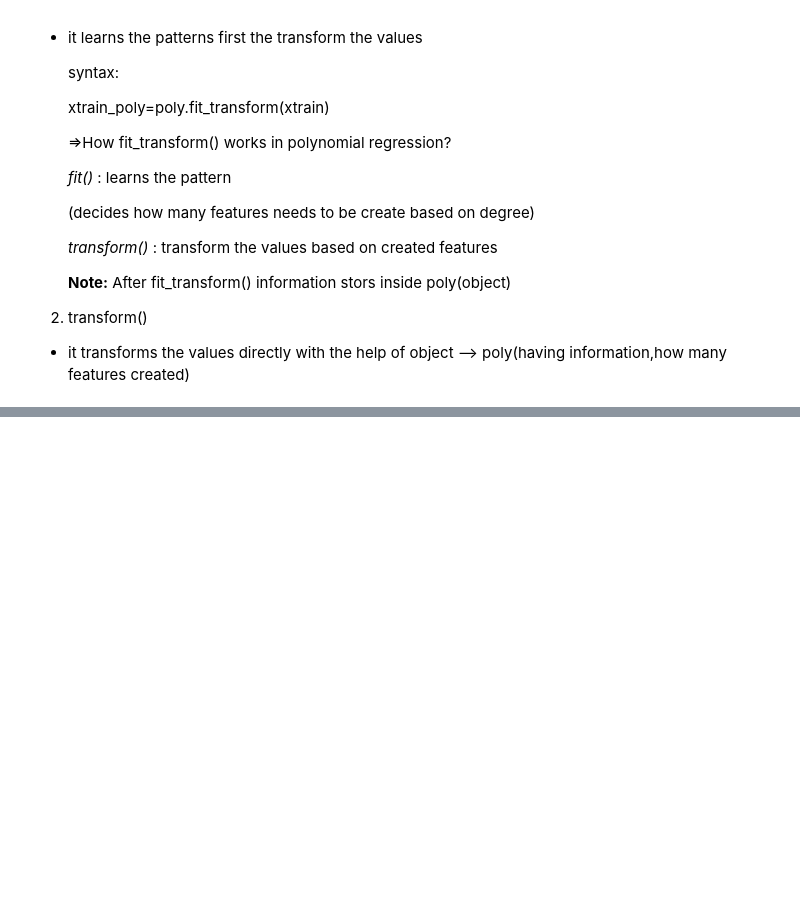
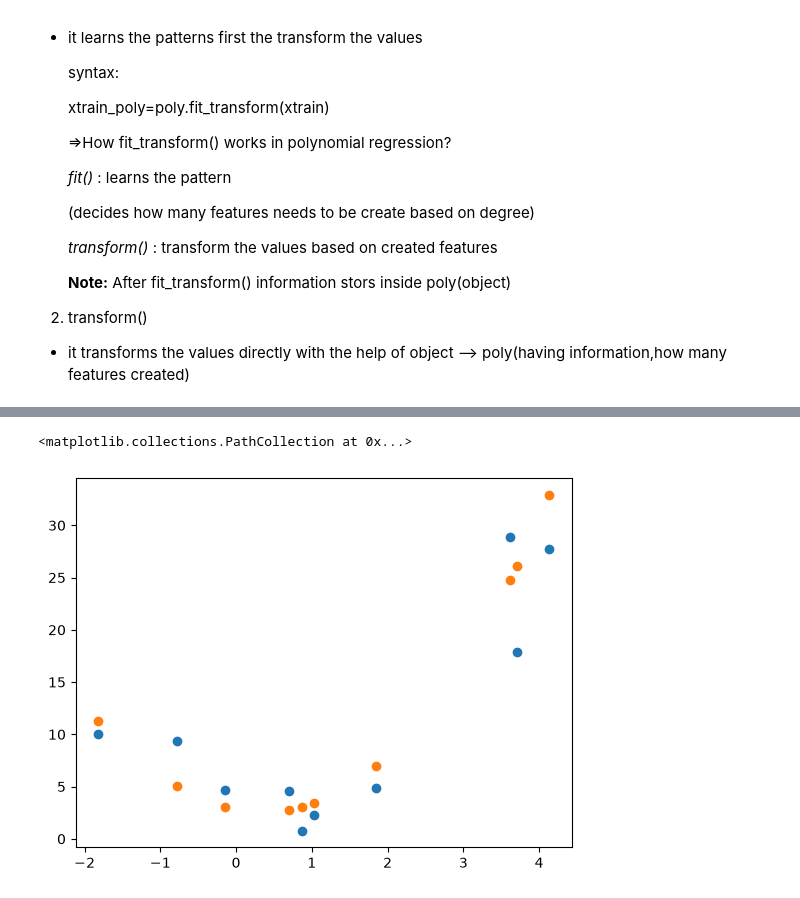
Before and after one commit to NavyaC2005/Machine-Learning-base-, a Jupyter notebook: Polynomial_regression/poly.ipynb, the cells around one changed output, grey strips where cells are left out. Cells and saved outputs as stored; diff of their text form; code cells hidden in the pictures; blank space fills up the shorter version.

```diff
--- a/Polynomial_regression/poly.ipynb
+++ b/Polynomial_regression/poly.ipynb
@@ -90,0 +91,3 @@ print(xtrain_poly)
+# %%
+xtest_poly=poly.transform(xtest)
+xtest_poly
@@ -90,0 +157,6 @@ print(xtrain_poly)
+# %%
+plt.scatter(xtest,ytest)
+plt.scatter(xtest,ytest_predicted)
+# %% [output]
+<matplotlib.collections.PathCollection at 0x...>
+[figure, added]
```
Also changed, not shown: parts of 10 cells of this notebook.
